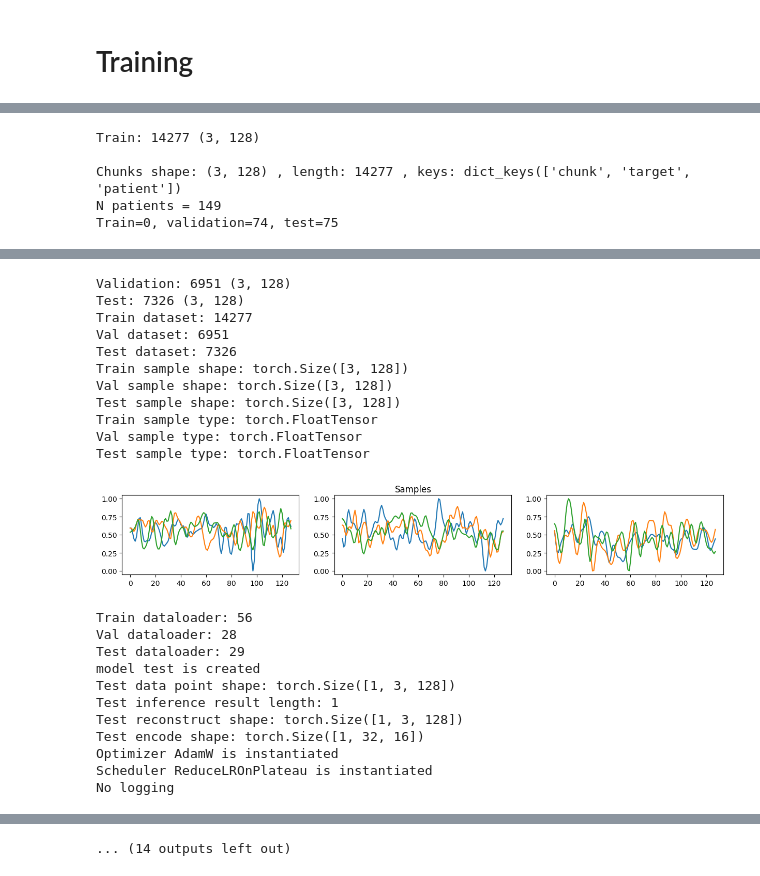
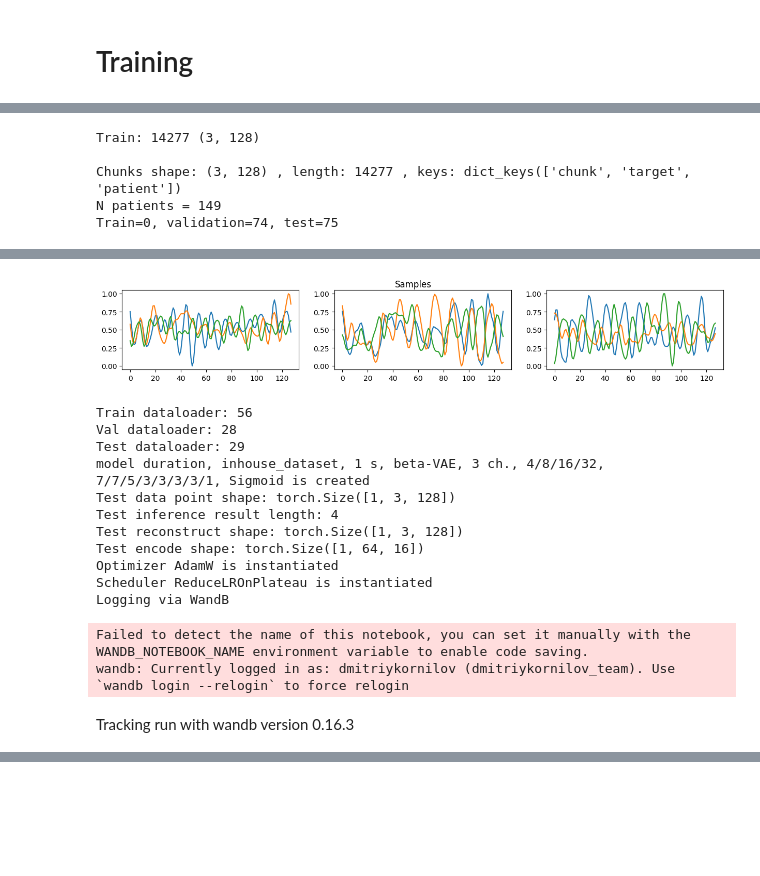
Before and after one commit to dwemer8/Depression_classification_from_EEG, a Jupyter notebook: training.ipynb, the cells around one changed output, grey strips where cells are left out. Drawn from its saved outputs; the diff is of its cells as text; code cells hidden in the pictures; blank space fills up the shorter version.

```diff
--- a/training.ipynb
+++ b/training.ipynb
@@ -138,8 +134,6 @@ def train(config, verbose=0):
     try:
         if config["log_path"] is not None: logfile = open(os.path.join(config["log_path"], config["model"]["model_description"].replace(" ", "_").replace("/", ".")), "a")
         else: logfile = None
-        printLog('#################### ' + config["model"]["model_description"] + ' ####################', logfile=logfile)
-        printLog(json.dumps(config, indent=4), logfile=logfile)
 
         #Data reading
         if verbose - 1 > 0: printLog("Data reading", logfile=logfile)
@@ -250,6 +244,10 @@ def train(config, verbose=0):
         #         log_dir = OUTPUT_FOLDER + "logs/"
         )
 
+        #print whole config
+        printLog('#################### ' + config["model"]["model_description"] + ' ####################', logfile=logfile)
+        printLog(json.dumps(config, indent=4), logfile=logfile)
+
         #parse ml config
         #should be just before training because replace names by objects
         config["ml"] = parse_ml_config(config["ml"])
@@ -284,6 +282,7 @@ def train(config, verbose=0):
                 is_mask=(config["train"]["masking"]["n_masks"] != 0 and config["train"]["masking"]["mask_ratio"] != 0),
                 mask_ratio=config["train"]["masking"]["mask_ratio"],
                 step_max=config["train"]["step_max"],
+                verbose=verbose,
             )
             if results == {}: break
             if verbose > 0:
@@ -303,13 +302,14 @@ def train(config, verbose=0):
                 mode="validation",
                 test_dataset=val_dataset,
                 targets_test=targets_val,
-                check_period=config["train"]["validation"]["check_period"],
-                plot_period=config["train"]["validation"]["plot_period"],
+                check_period=config["train"]["validation"]["check_period"] if epoch % config['train']['validation']['check_period_per_epoch'] == 0 else None,
+                plot_period=config["train"]["validation"]["plot_period"] if epoch % config['train']['validation']['plot_period_per_epoch'] == 0 else None,
                 epoch=epoch,
                 logger=logger,
                 loss_coefs=config["train"]["loss_coefs"],
                 loss_reduction=config["model"]["loss_reduction"],
                 step_max=config["train"]["step_max"],
+                verbose=verbose,
                 **config["ml"],
             )
             if results == {}: break
@@ -325,7 +325,7 @@ def train(config, verbose=0):
 
             zero_ml_tag = config["ml"]["ml_eval_function_tag"][0]
             last_tag = "cv" if zero_ml_tag == "cv" else "bs"
-            if results[f'clf.{zero_ml_tag}.test.accuracy.{last_tag}'] >= best_clf_accuracy:
+            if results.get(f'clf.{zero_ml_tag}.test.accuracy.{last_tag}', -1) >= best_clf_accuracy:
                 best_clf_accuracy = results[f'clf.{zero_ml_tag}.test.accuracy.{last_tag}']
                 best_model = model
                 best_epoch = best_epoch
@@ -359,6 +359,7 @@ def train(config, verbose=0):
                 loss_coefs=config["train"]["loss_coefs"],
                 loss_reduction=config["model"]["loss_reduction"],
                 step_max=config["train"]["step_max"],
+                verbose=verbose,
                 **config["ml"],
             )
             results_all[mode] = results
@@ -399,23 +400,26 @@ train_config = {
     },
 
     "start_epoch": 0, # including
-    "end_epoch": 1, # excluding,
-    "step_max" : 1, #None,
-
+    "end_epoch": 50, # excluding,
+    "step_max" : None,
     "validation": {
         "check_period": 1e10,
         "plot_period": None, #1e10
+        "check_period_per_epoch": 5,
+        "plot_period_per_epoch": 5
     }
 }
 
 logger_config = {
-    "log_type" : "none", #"wandb"/"tensorboard"/"none"
+    "log_type" : "wandb", #"wandb"/"tensorboard"/"none"
 }
 
 model_config = {
-    "model": "AE",
+    "model": "VAE_deep",
     "loss_reduction" : "mean",
-    "model_description": "test",
+    "model_description": "beta-VAE, 3 ch., 4/8/16/32, 7/7/5/3/3/3/3/1, Sigmoid",
+    "latent_dim":32*16*1,
+    "first_decoder_conv_depth": 32,
     # "artifact" : 'dmitriykornilov_team/EEG_age_prediction/AE:v18',
     # "file": '50_epoch.pth'
 }
@@ -507,7 +511,7 @@ ml_config = {
             "SEED" : SEED,
             "cv_scorer" : "accuracy_score",
             "metrics" : [("average_precision_score", "soft"), ("roc_auc_score", "soft"), ("accuracy_score", "hard"), ("f1_score", "hard")],
-            "metrics_for_CI" : [("average_precision_score", "soft"), ("roc_auc_score", "soft"), ("accuracy_score", "hard"), ("f1_score", "hard")],
+            "metrics_for_CI": [("average_precision_score", "soft"), ("roc_auc_score", "soft"), ("accuracy_score", "hard"), ("f1_score", "hard")],
             "n_bootstraps" : 1000
         },
     ],
@@ -592,5 +702,12 @@ experiments.append(dc.config)
 # %%
 all_results = []
 for config in experiments:
-    all_results.append(train(config, verbose=3))
+    exp_results = {
+        config['model']["model_description"] : train(config, verbose=3)
+    }
+    all_results.append(exp_results)
+    with open(os.path.join(config["log_path"], "all_results_" + config["model"]["model_description"].replace(" ", "_").replace("/", ".")), "w") as f:
+        json.dump(exp_results, f, indent=4, ensure_ascii=False)
+    with open("current_results.json", "w") as f:
+        json.dump(all_results, f, indent=4, ensure_ascii=False)
 # %% [output]
@@ -719,23 +817,15 @@ WARNING: Patient data with id clean_S321.csv wasn't added to any dataset
+[figure, new version]
-Validation: 6951 (3, 128)
-Test: 7326 (3, 128)
-Train dataset: 14277
-Val dataset: 6951
-Test dataset: 7326
-Train sample shape: torch.Size([3, 128])
-Val sample shape: torch.Size([3, 128])
-Test sample shape: torch.Size([3, 128])
-Train sample type: torch.FloatTensor
-Val sample type: torch.FloatTensor
-Test sample type: torch.FloatTensor
+Train dataloader: 56
+Val dataloader: 28
+Test dataloader: 29
+model duration, inhouse_dataset, 1 s, beta-VAE, 3 ch., 4/8/16/32, 7/7/5/3/3/3/3/1, Sigmoid is created
+Test data point shape: torch.Size([1, 3, 128])
+Test inference result length: 4
+Test reconstruct shape: torch.Size([1, 3, 128])
+Test encode shape: torch.Size([1, 64, 16])
+Optimizer AdamW is instantiated
+Scheduler ReduceLROnPlateau is instantiated
+Logging via WandB
-[figure, old version]
-Train dataloader: 56
-Val dataloader: 28
-Test dataloader: 29
-model test is created
-Test data point shape: torch.Size([1, 3, 128])
-Test inference result length: 1
-Test reconstruct shape: torch.Size([1, 3, 128])
-Test encode shape: torch.Size([1, 32, 16])
-Optimizer AdamW is instantiated
-Scheduler ReduceLROnPlateau is instantiated
-No logging
+Failed to detect the name of this notebook, you can set it manually with the WANDB_NOTEBOOK_NAME environment variable to enable code saving.
+wandb: Currently logged in as: dmitriykornilov (dmitriykornilov_team). Use `wandb login --relogin` to force relogin
+Tracking run with wandb version 0.16.3
@@ -744 +832,0 @@ Epoch 0
-... (14 outputs left out)
```
Also changed, not shown: parts of 5 cells of this notebook, 7 other files.
